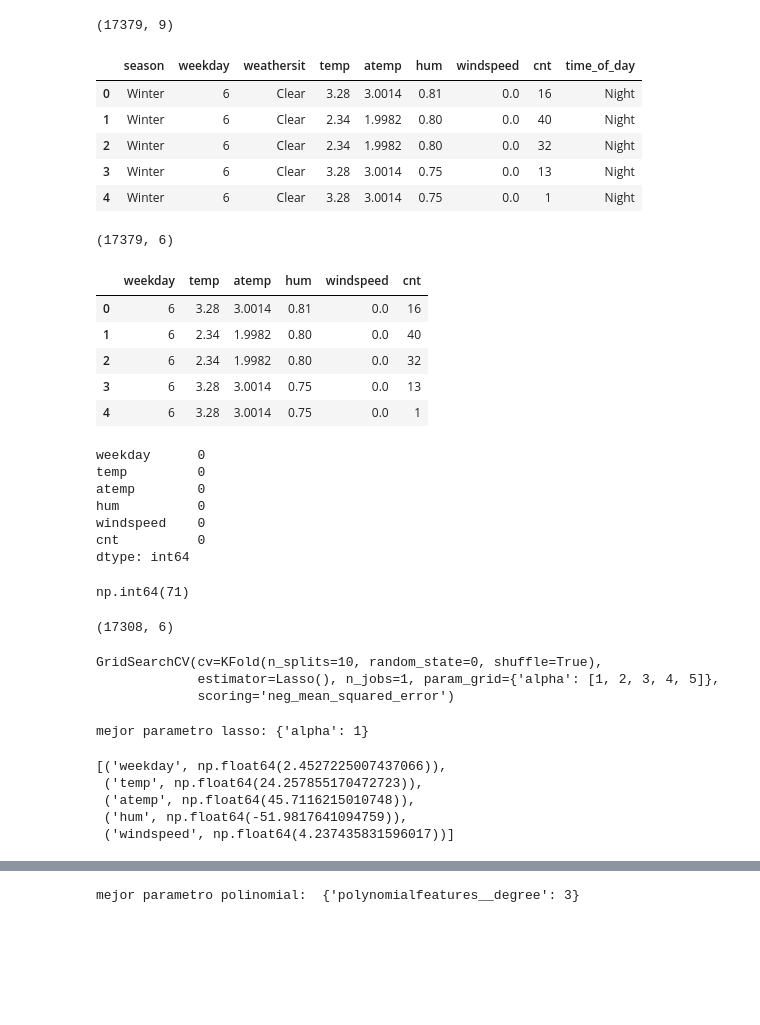
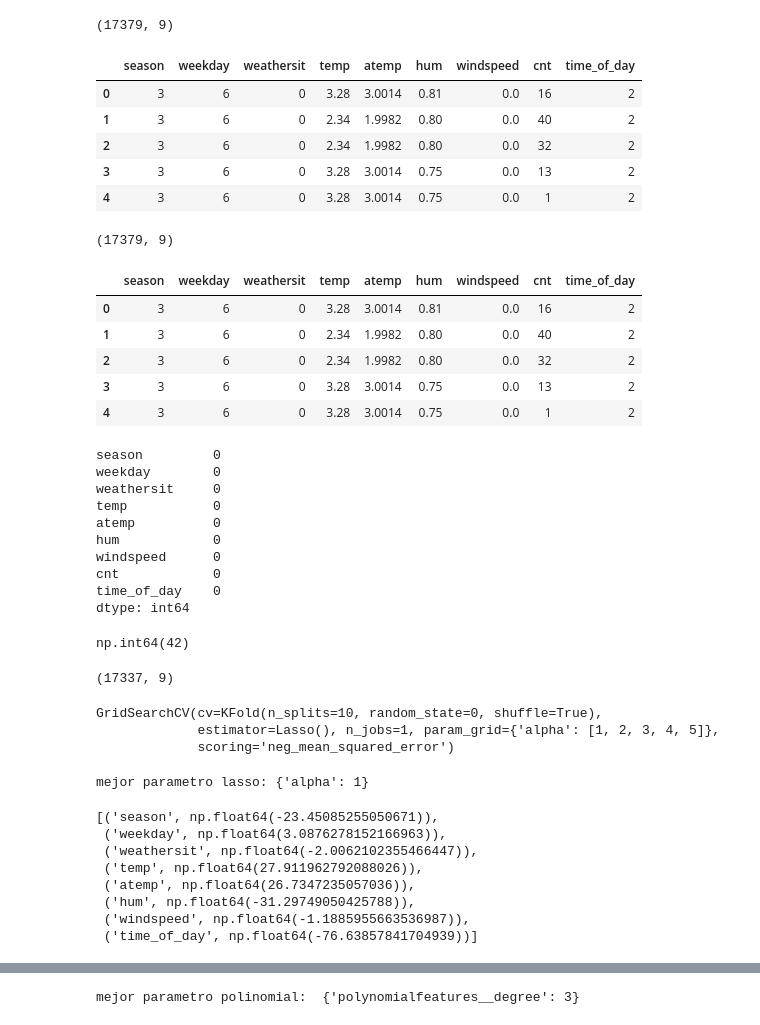
Before and after one commit to juanVallarino/masterIA, a Jupyter notebook: etapa_1/project_Juan_Vallarino.ipynb, the cells around one changed output, grey strips where cells are left out. Cells and saved outputs as stored; diff of their text form; code cells hidden in the pictures; blank space fills up the shorter version.

```diff
--- a/project_Juan_Vallarino.ipynb
+++ b/etapa_1/project_Juan_Vallarino.ipynb
@@ -21,50 +21,56 @@ with open(path, 'w') as file:
 data_original = pd.read_csv(path, sep=',')
 data_copy = data_original.copy()
 print(data_copy.shape)
+data_copy['season'] = data_copy['season'].astype('category').cat.codes
+data_copy['weathersit'] = data_copy['weathersit'].astype('category').cat.codes
+data_copy['time_of_day'] = data_copy['time_of_day'].astype('category').cat.codes
 data_copy.head()
 # %% [output]
 (17379, 9)
 |  | season | weekday | weathersit | temp | atemp | hum | windspeed | cnt | time_of_day |
-| 0 | Winter | 6 | Clear | 3.28 | 3.0014 | 0.81 | 0.0 | 16 | Night |
-| 1 | Winter | 6 | Clear | 2.34 | 1.9982 | 0.80 | 0.0 | 40 | Night |
-| 2 | Winter | 6 | Clear | 2.34 | 1.9982 | 0.80 | 0.0 | 32 | Night |
-| 3 | Winter | 6 | Clear | 3.28 | 3.0014 | 0.75 | 0.0 | 13 | Night |
-| 4 | Winter | 6 | Clear | 3.28 | 3.0014 | 0.75 | 0.0 | 1 | Night |
+| 0 | 3 | 6 | 0 | 3.28 | 3.0014 | 0.81 | 0.0 | 16 | 2 |
+| 1 | 3 | 6 | 0 | 2.34 | 1.9982 | 0.80 | 0.0 | 40 | 2 |
+| 2 | 3 | 6 | 0 | 2.34 | 1.9982 | 0.80 | 0.0 | 32 | 2 |
+| 3 | 3 | 6 | 0 | 3.28 | 3.0014 | 0.75 | 0.0 | 13 | 2 |
+| 4 | 3 | 6 | 0 | 3.28 | 3.0014 | 0.75 | 0.0 | 1 | 2 |
 # %%
 #eliminar columnas categoricas mientras se construye el modelo
-data_copy=data_copy.drop(['season','weathersit','time_of_day'], axis=1)
+#data_copy=data_copy.drop(['season','weathersit','time_of_day'], axis=1)
 print(data_copy.shape)
 data_copy.head()
 # %% [output]
-(17379, 6)
+(17379, 9)
-|  | weekday | temp | atemp | hum | windspeed | cnt |
-| 0 | 6 | 3.28 | 3.0014 | 0.81 | 0.0 | 16 |
-| 1 | 6 | 2.34 | 1.9982 | 0.80 | 0.0 | 40 |
-| 2 | 6 | 2.34 | 1.9982 | 0.80 | 0.0 | 32 |
-| 3 | 6 | 3.28 | 3.0014 | 0.75 | 0.0 | 13 |
-| 4 | 6 | 3.28 | 3.0014 | 0.75 | 0.0 | 1 |
+|  | season | weekday | weathersit | temp | atemp | hum | windspeed | cnt | time_of_day |
+| 0 | 3 | 6 | 0 | 3.28 | 3.0014 | 0.81 | 0.0 | 16 | 2 |
+| 1 | 3 | 6 | 0 | 2.34 | 1.9982 | 0.80 | 0.0 | 40 | 2 |
+| 2 | 3 | 6 | 0 | 2.34 | 1.9982 | 0.80 | 0.0 | 32 | 2 |
+| 3 | 3 | 6 | 0 | 3.28 | 3.0014 | 0.75 | 0.0 | 13 | 2 |
+| 4 | 3 | 6 | 0 | 3.28 | 3.0014 | 0.75 | 0.0 | 1 | 2 |
 # %%
 #verificar data incompleta
 data_copy.isna().sum()
 # %% [output]
-weekday      0
-temp         0
-atemp        0
-hum          0
-windspeed    0
-cnt          0
+season         0
+weekday        0
+weathersit     0
+temp           0
+atemp          0
+hum            0
+windspeed      0
+cnt            0
+time_of_day    0
 dtype: int64
 # %%
 #verificar registros duplicados
 data_copy.duplicated().sum()
 # %% [output]
-np.int64(71)
+np.int64(42)
 # %%
 #eliminar registros replicados
 data_copy = data_copy.drop_duplicates()
 print(data_copy.shape)
 # %% [output]
-(17308, 6)
+(17337, 9)
 # %%
 #SEPARCION DE VARIABLE OBJETIVO DE INDEPENDIENTES   ---------------------------------------------- REGRESION CON REGULACION LASSO
 train_lasso, test_lasso = train_test_split(data_copy, test_size=0.2, random_state=77)
@@ -99,11 +105,14 @@ print("mejor parametro lasso:", grid_lasso.best_params_)
 list(zip(x_train_lasso.columns, mejor_modelo_lasso.coef_))
 # %% [output]
 mejor parametro lasso: {'alpha': 1}
-[('weekday', np.float64(2.4527225007437066)),
- ('temp', np.float64(24.257855170472723)),
- ('atemp', np.float64(45.7116215010748)),
- ('hum', np.float64(-51.9817641094759)),
- ('windspeed', np.float64(4.237435831596017))]
+[('season', np.float64(-23.45085255050671)),
+ ('weekday', np.float64(3.0876278152166963)),
+ ('weathersit', np.float64(-2.0062102355466447)),
+ ('temp', np.float64(27.911962792088026)),
+ ('atemp', np.float64(26.7347235057036)),
+ ('hum', np.float64(-31.29749050425788)),
+ ('windspeed', np.float64(-1.1885955663536987)),
+ ('time_of_day', np.float64(-76.63857841704939))]
 # %%
 #predicciones
 y_pred_lasso = mejor_modelo_lasso.predict(x_test_lasso)
```
Also changed, not shown: parts of 4 cells of this notebook, 2 other files.
